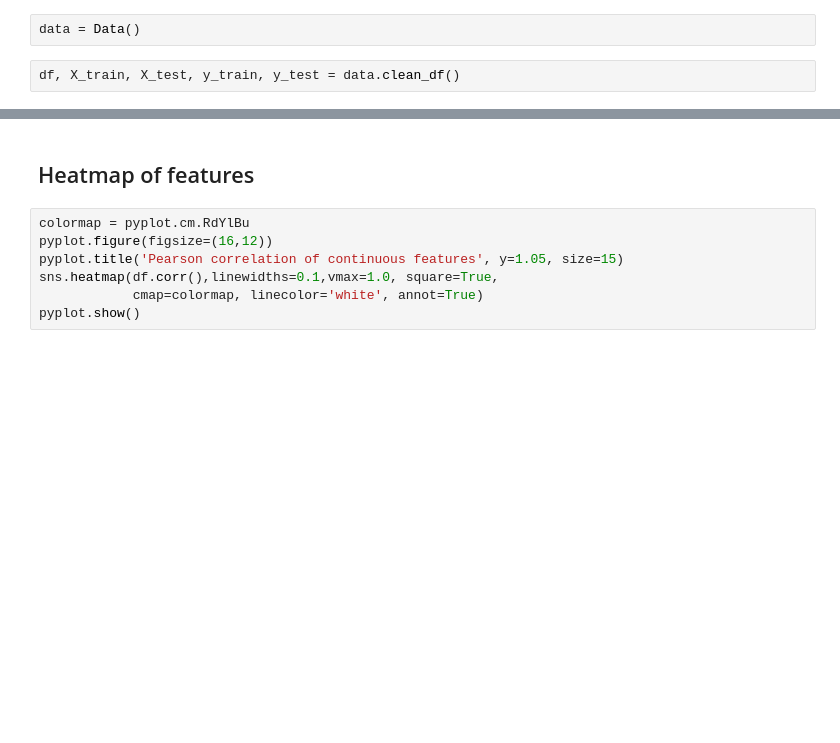
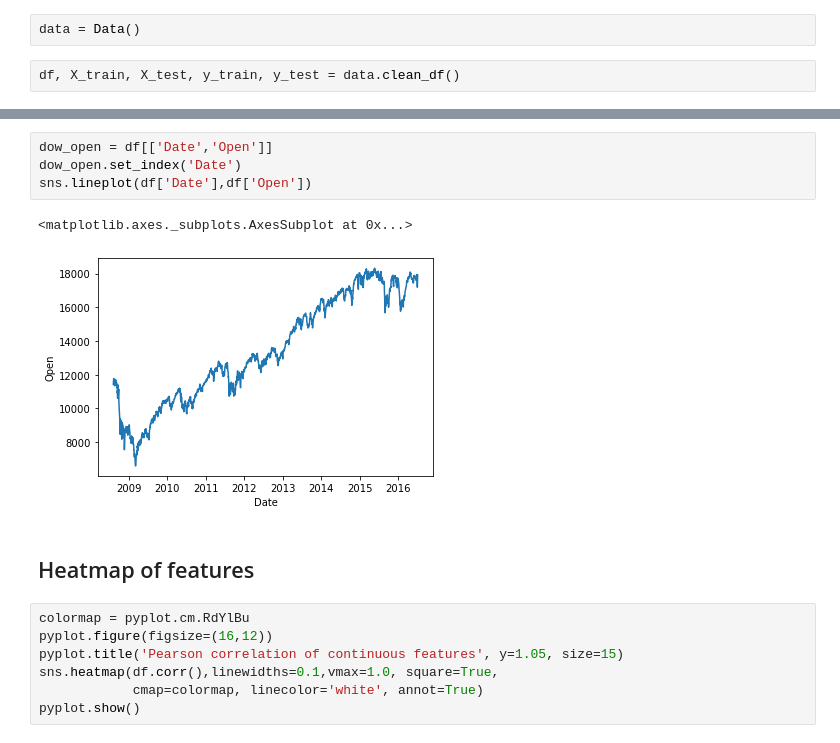
Before and after one commit to clairemalbrel/STOCK_PREDICT, a Jupyter notebook: Notebooks/Master_stock_prediction (1).ipynb, the cells around one changed output, grey strips where cells are left out. Saved outputs shown, nothing was run; the diff lists cells and outputs as text; blank space fills up the shorter version.

```diff
--- a/Notebooks/Master_stock_prediction (1).ipynb
+++ b/Notebooks/Master_stock_prediction (1).ipynb
@@ -52,3 +62,10 @@ df.head(2)
+# %%
+dow_open = df[['Date','Open']]
+dow_open.set_index('Date')
+sns.lineplot(df['Date'],df['Open'])
+# %% [output]
+<matplotlib.axes._subplots.AxesSubplot at 0x...>
+[figure, added]
 # %% [markdown]
 ## Heatmap of features
 # %%
```
Also changed, not shown: parts of 1 cell of this notebook, 1 other file.
